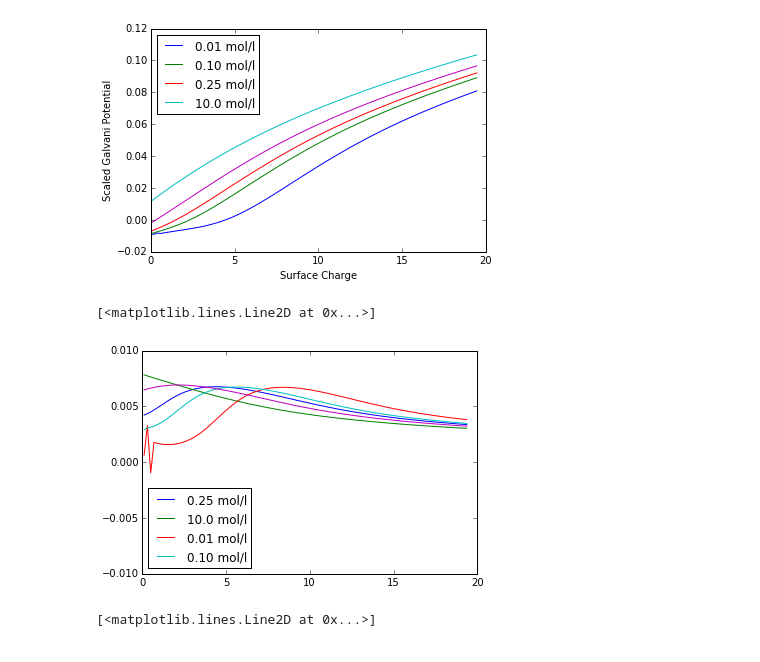
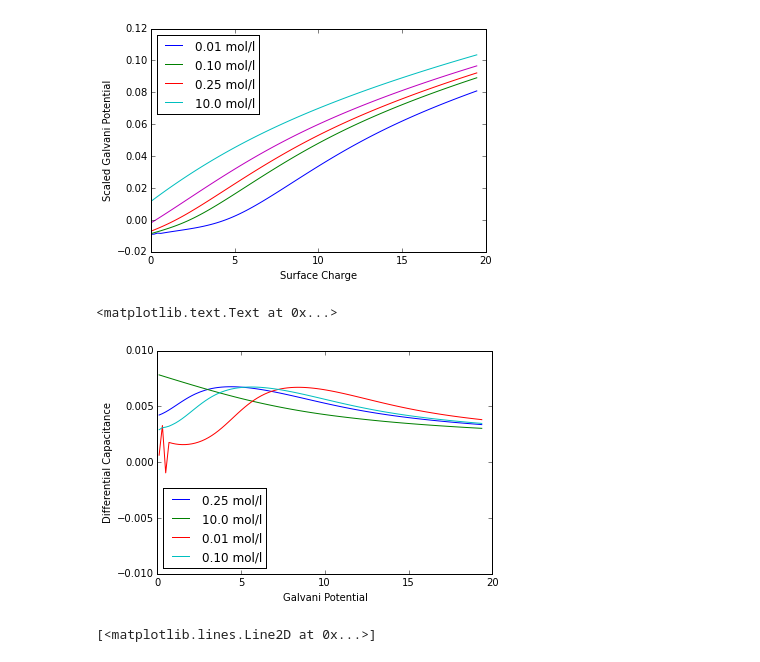
Before and after one commit to usnistgov/diffcap, a Jupyter notebook: analyze.ipynb, the cells around one changed output. Saved outputs shown, nothing was run; the diff lists cells and outputs as text; code cells hidden in the pictures.

```diff
--- a/analyze.ipynb
+++ b/analyze.ipynb
@@ -473,20 +473,22 @@ plt.plot(c1["scaled_galvani_potential"],c1["surface_charge"],label="{}".format(c
 # %%
 #plots diffcap for various concentrations
 for c in ["0.25 mol/l","10.0 mol/l","0.01 mol/l","0.10 mol/l"]:
     vn = df0237r[(df0237["concentration"]==c)]
     diffcap = np.diff(vn["surface_charge"])/np.diff(vn["scaled_galvani_potential"])
     gp = np.array(vn["scaled_galvani_potential"])
     plt.plot((gp[:-1]+gp[1:])/2,diffcap,label="{}".format(c))
 plt.legend(loc="lower left")
 plt.ylim(ymin=-0.01,ymax=0.01)
 
 c1 = df02371r.loc[1011:1110][(df02371.loc[1011:1110]["concentration"]=="1.00 mol/l")]
 diffcap1 = np.diff(c1["surface_charge"])/np.diff(c1["scaled_galvani_potential"])
 gp1 = np.array(c1["scaled_galvani_potential"])
 plt.plot((gp1[:-1]+gp1[1:])/2,diffcap1,label="{}".format(c))
+plt.xlabel('Galvani Potential')
+plt.ylabel('Differential Capacitance')
 # %% [output]
-[<matplotlib.lines.Line2D at 0x...>]
+<matplotlib.text.Text at 0x...>
-[figure, old version]
+[figure, new version]
 # %%
 #plots diffcap for various concentrations
 for c in ["0.01 mol/l","0.10 mol/l","0.25 mol/l","10.0 mol/l"]:
```
Also changed, not shown: parts of 13 cells of this notebook.
